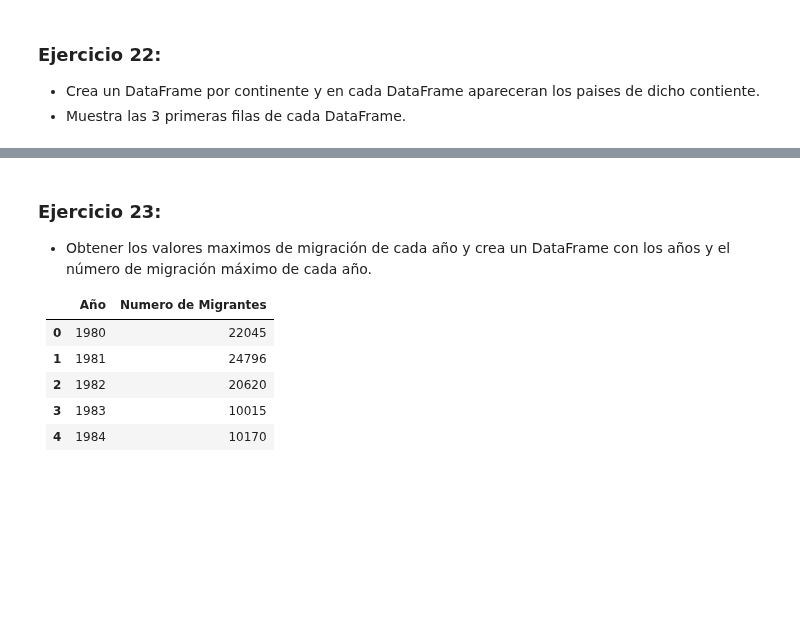
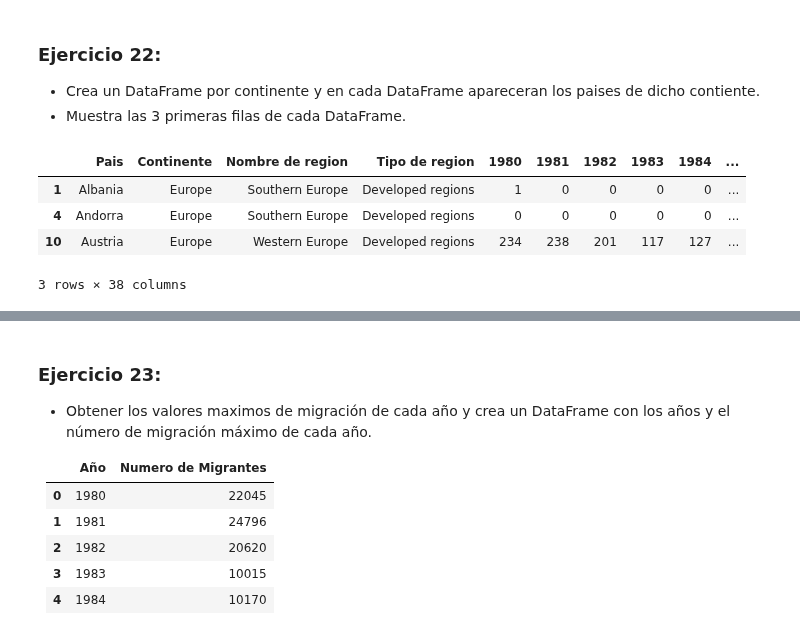
Before and after one commit to ceciorosco/Cecilia-Repositorio, a Jupyter notebook: Modulo_3/03.pandas_1_ejercicios.ipynb, the cells around one changed output, grey strips where cells are left out. Saved outputs shown, nothing was run; the diff lists cells and outputs as text; code cells hidden in the pictures; blank space fills up the shorter version.

```diff
--- a/Modulo_3/03.pandas_1_ejercicios.ipynb
+++ b/Modulo_3/03.pandas_1_ejercicios.ipynb
@@ -369,3 +369,17 @@ df_continentes.drop([3, 5])
 ### Ejercicio 22:
 - Crea un DataFrame por continente y en cada DataFrame apareceran los paises de dicho contiente.
 - Muestra las 3 primeras filas de cada DataFrame.
+# %%
+lista_dataframes = []
+continentes = df["Continente"].unique()
+for continente in continentes:
+    filtro = df["Continente"] == continente
+    lista_dataframes.append(df[filtro])
+# %%
+lista_dataframes[1].head(3)
+# %% [output]
+|  | Pais | Continente | Nombre de region | Tipo de region | 1980 | 1981 | 1982 | 1983 | 1984 | ... |
+| 1 | Albania | Europe | Southern Europe | Developed regions | 1 | 0 | 0 | 0 | 0 | ... |
+| 4 | Andorra | Europe | Southern Europe | Developed regions | 0 | 0 | 0 | 0 | 0 | ... |
+| 10 | Austria | Europe | Western Europe | Developed regions | 234 | 238 | 201 | 117 | 127 | ... |
+3 rows × 38 columns
```
Also changed, not shown: parts of 9 cells of this notebook.
